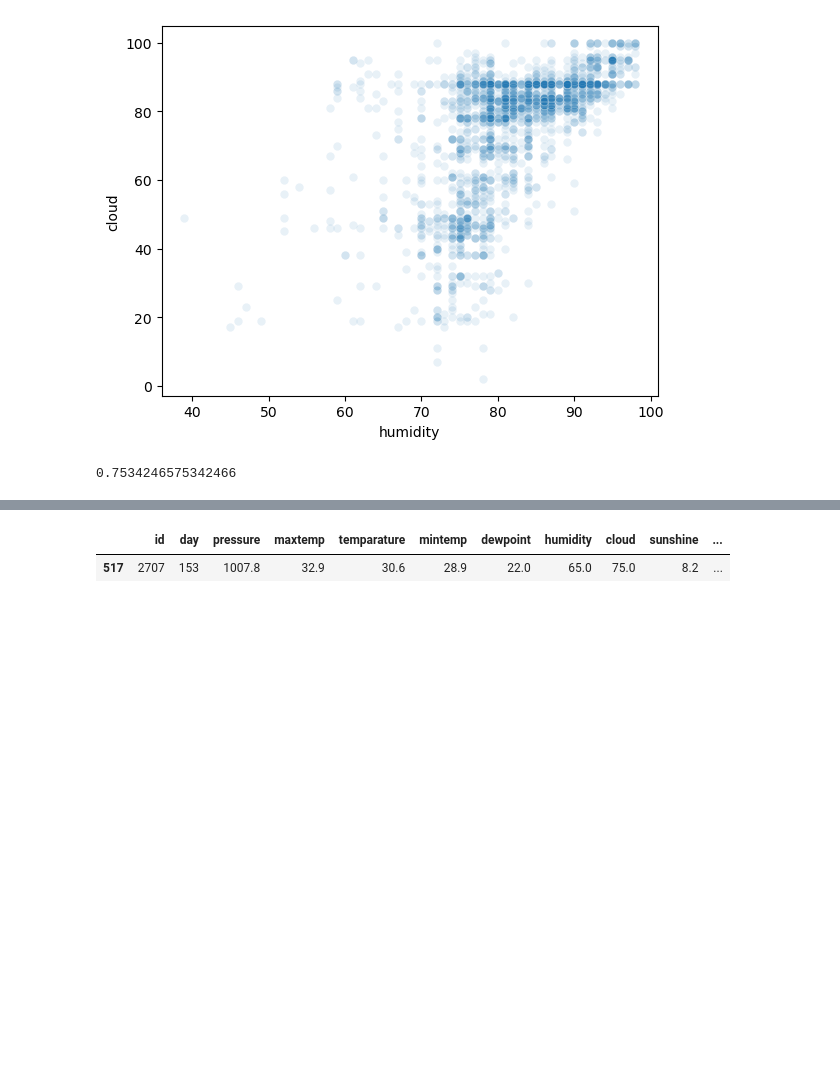
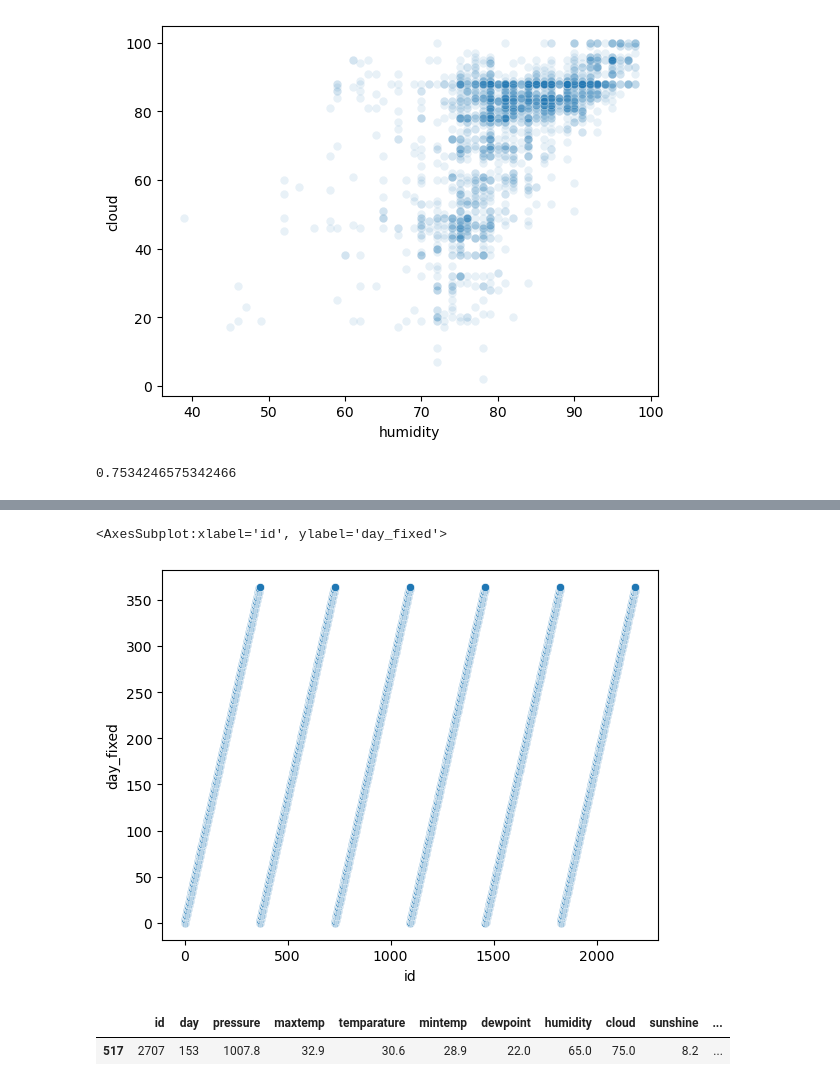
Before and after one commit to richardjana/kaggle, a Jupyter notebook: Playground_Series_5_03--Binary_Prediction_with_a_Rainfall_Dataset/explore_dataset.ipynb, the cells around one changed output, grey strips where cells are left out. Drawn from its saved outputs; the diff is of its cells as text; code cells hidden in the pictures; blank space fills up the shorter version.

```diff
--- a/Playground_Series_5_03--Binary_Prediction_with_a_Rainfall_Dataset/explore_dataset.ipynb
+++ b/Playground_Series_5_03--Binary_Prediction_with_a_Rainfall_Dataset/explore_dataset.ipynb
@@ -53,3 +59,9 @@ data['rainfall'].mean()
+# %%
+data['day_fixed'] = data['id'] % 365
+sns.scatterplot(data=data, x="id", y="day_fixed")
+# %% [output]
+<AxesSubplot:xlabel='id', ylabel='day_fixed'>
+[figure, added]
 # %%
 data = pd.read_csv("test.csv")
 # %%
```
Also changed, not shown: parts of 2 cells of this notebook.
